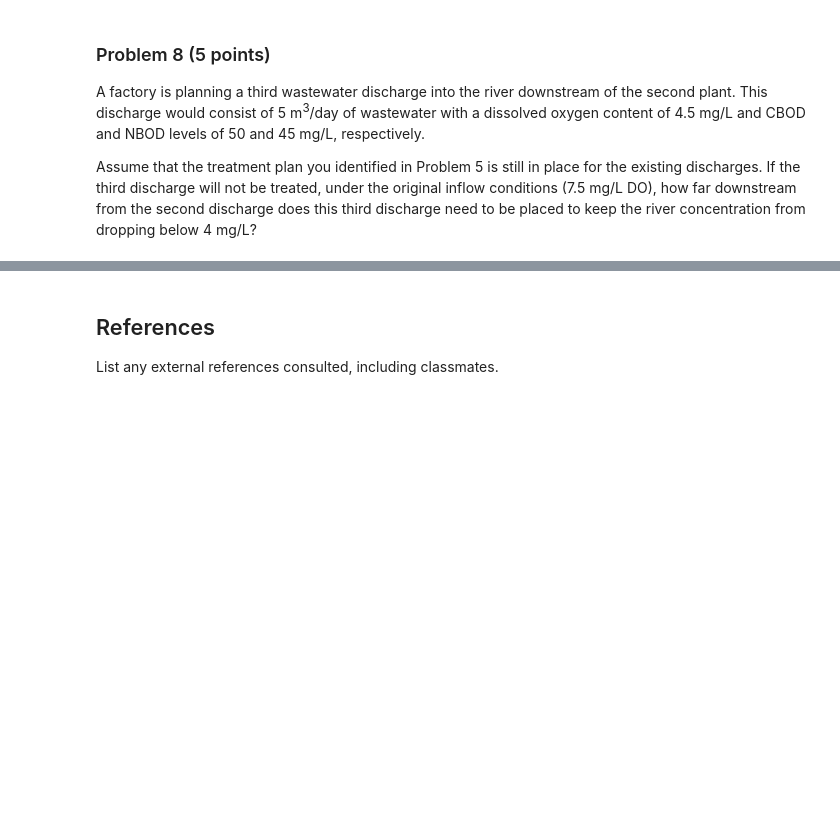
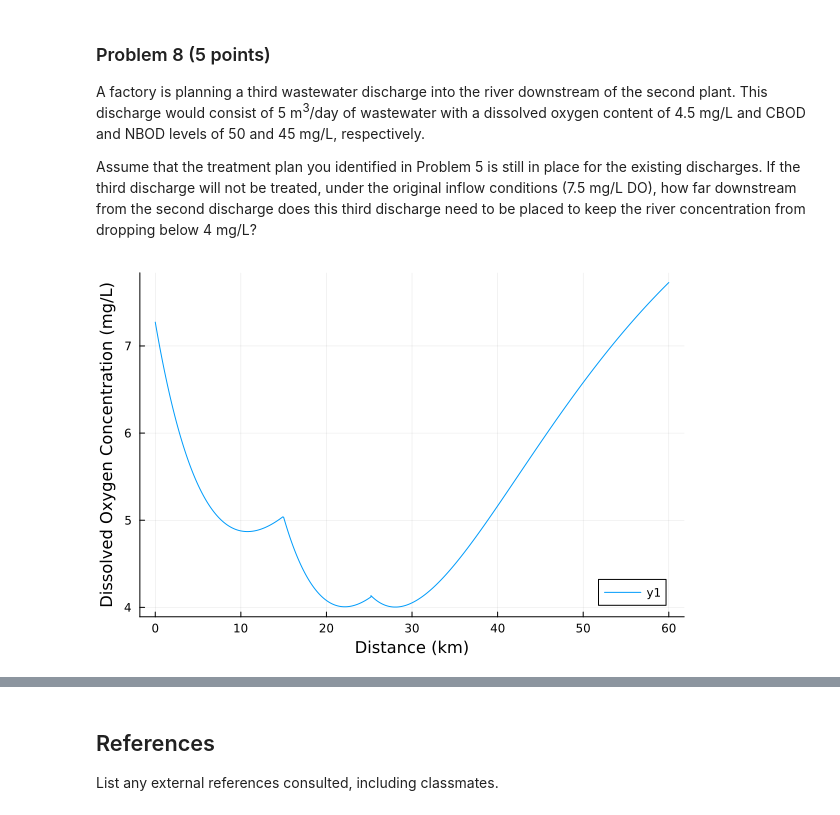
Before and after one commit to BEE4750-FA23/hw02-josephjoonlee, a Jupyter notebook: hw02.ipynb, the cells around one changed output, grey strips where cells are left out. Saved outputs shown, nothing was run; the diff lists cells and outputs as text; code cells hidden in the pictures; blank space fills up the shorter version.

```diff
--- a/hw02.ipynb
+++ b/hw02.ipynb
@@ -121,3 +436,98 @@ place for the existing discharges. If the third discharge will not be
 treated, under the original inflow conditions (7.5 mg/L DO), how far
 downstream from the second discharge does this third discharge need to
 be placed to keep the river concentration from dropping below 4 mg/L?
+# %%
+x_3 = 25.2; # x_3 is the x distance of the third plant
+C_waste3 = 4.5
+B0_waste3 = 50
+N0_waste3 = 45
+Q_waste3 = 5000 # L/day discharge
+
+
+# Calculate Initial Conditions with percent Removal
+
+Percent_removal = 0.037
+
+C0 = (C_river * Q_river + C_waste1 * Q_waste1) / (Q_river + Q_waste1);
+B0 = (1 - Percent_removal) * (B0_river * Q_river + B0_waste1 * Q_waste1) / (Q_river + Q_waste1); # includes (1-percent removal) in calculation
+N0 = (1 - Percent_removal) * (N0_river * Q_river + N0_waste1 * Q_waste1) / (Q_river + Q_waste1);
+
+x = []; # list of x values
+CDO = []; # list for Dissolved Oxygen Concentrations
+CBOD = []; # list of Bio oxygen demands
+NBOD = []; # list of NBOD
+
+
+# Model from x = 1 to 14.9
+for i = 0:0.1:14.9 # ends at 14.9 to prevent double counting of x = 15 in next for loop
+
+    alpha_1 = exp(-ka * i / U);
+    alpha_2 = (kc / (ka - kc)) * (exp(-kc * i / U) - alpha_1);
+    alpha_3 = (kn / (ka - kn)) * (exp(-kn * i / U) - alpha_1);
+
+    C = ((C_s * (1 - alpha_1)) + (C0 * alpha_1) - (B0 * alpha_2) - (N0 * alpha_3)); # calculates CDO
+    B = B0 * exp(-kc * i / U); # calculates CBOD
+    N = N0 * exp(-kn * i / U); # calculates NBOD
+
+    append!(CDO, C); #Adds calculated Concentration to List of CDOs
+    append!(CBOD, B);
+    append!(NBOD, N);
+    append!(x, i) #Adds x value
+end
+
+# Calculate new initial conditions at waste site 2 from conditions at x = 15
+#Percent Removal of CBOD and NBOD
+
+C0 = (last(CDO) * (Q_river + Q_waste1) + C_waste2 * Q_waste2) / (Q_river + Q_waste1 + Q_waste2);
+B0 = (1 - Percent_removal) * (last(CBOD) * (Q_river + Q_waste1) + B0_waste2 * Q_waste2) / (Q_river + Q_waste1 + Q_waste2);
+N0 = (1 - Percent_removal) * (last(NBOD) * (Q_river + Q_waste1) + N0_waste2 * Q_waste2) / (Q_river + Q_waste1 + Q_waste2);
+
+# Model from x = 15 to 50 km
+
+for i = 15:0.1:x_3
+    alpha_1 = exp(-ka * (i-15) / U); # subtract 15 from i so that it starts calculation at i = 0
+    alpha_2 = (kc / (ka - kc)) * (exp(-kc * (i-15) / U) - alpha_1);
+    alpha_3 = (kn / (ka - kn)) * (exp(-kn * (i-15) / U) - alpha_1);
+
+    C = ((C_s * (1 - alpha_1)) + (C0 * alpha_1) - (B0 * alpha_2) - (N0 * alpha_3)); # calculates CDO
+    B = B0 * exp(-kc * (i-15) / U); # calculates BOD
+    N = N0 * exp(-kn * (i-15) / U); # calculates NBOD
+
+
+    append!(CDO, C); #Adds calculated Concentration to List of CDOs
+    append!(CBOD, B);
+    append!(NBOD, N);
+    append!(x, i) #Adds x value
+
+end
+
+
+# Calculate new initial conditions at x = x_3
+
+C0 = (last(CDO) * (Q_river + Q_waste1 + Q_waste2) + C_waste3 * Q_waste3) / (Q_river + Q_waste1 + Q_waste2 + Q_waste3);
+B0 = (last(CBOD) * (Q_river + Q_waste1 + Q_waste2) + B0_waste3 * Q_waste3) / (Q_river + Q_waste1 + Q_waste2 + Q_waste3);
+N0 = (last(NBOD) * (Q_river + Q_waste1 + Q_waste2) + N0_waste3 * Q_waste3) / (Q_river + Q_waste1 + Q_waste2 + Q_waste3);
+
+for i = x_3:0.1:60
+    alpha_1 = exp(-ka * (i-x_3) / U); # subtract 15 from i so that it starts calculation at i = 0
+    alpha_2 = (kc / (ka - kc)) * (exp(-kc * (i-x_3) / U) - alpha_1);
+    alpha_3 = (kn / (ka - kn)) * (exp(-kn * (i-x_3) / U) - alpha_1);
+
+    C = ((C_s * (1 - alpha_1)) + (C0 * alpha_1) - (B0 * alpha_2) - (N0 * alpha_3)); # calculates CDO
+    B = B0 * exp(-kc * (i-x_3) / U); # calculates BOD
+    N = N0 * exp(-kn * (i-x_3) / U); # calculates NBOD
+
+
+    append!(CDO, C); #Adds calculated Concentration to List of CDOs
+    append!(CBOD, B);
+    append!(NBOD, N);
+    append!(x, i) #Adds x value
+
+end
+
+
+plot(x, CDO)
+ylabel!("Dissolved Oxygen Concentration (mg/L)")
+xlabel!("Distance (km)")
+# %% [output]
+[figure, added]
```
Also changed, not shown: parts of 19 cells of this notebook.
